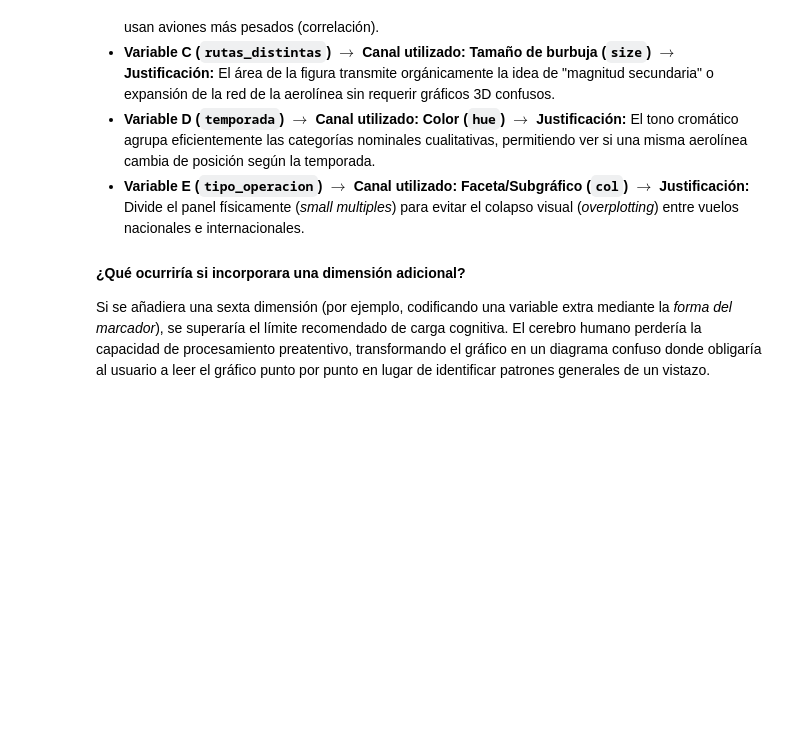
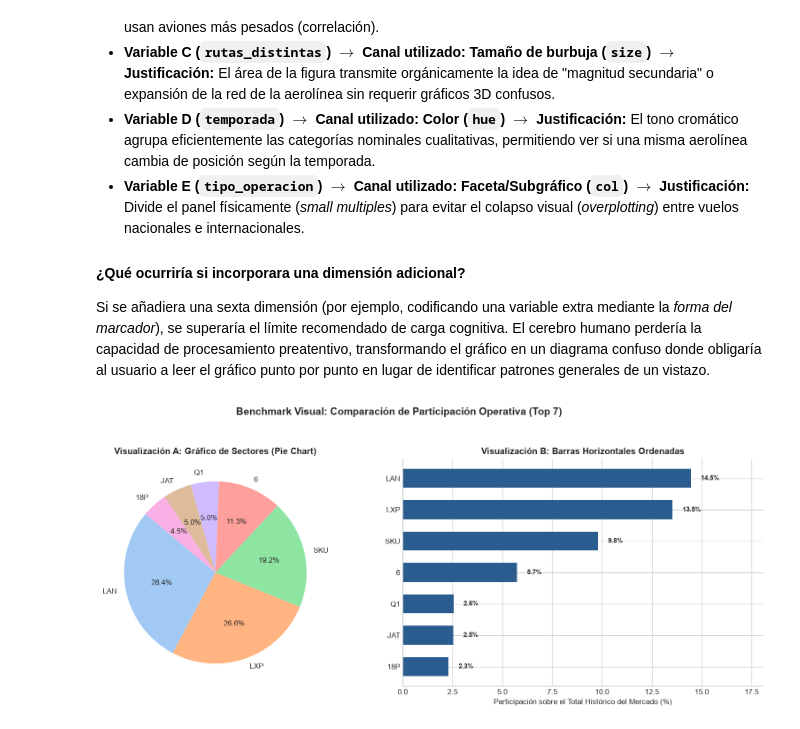
Before and after one commit to VicenteJss/visualizacion-transporte-liapiz-vicente, a Jupyter notebook: notebooks/evaluacion02.ipynb, the cells around one changed output. Cells and saved outputs as stored; diff of their text form; code cells hidden in the pictures; blank space fills up the shorter version.

```diff
--- a/notebooks/evaluacion02.ipynb
+++ b/notebooks/evaluacion02.ipynb
@@ -588,3 +588,38 @@ plt.show()
 
 #### ¿Qué ocurriría si incorporara una dimensión adicional?
 Si se añadiera una sexta dimensión (por ejemplo, codificando una variable extra mediante la *forma del marcador*), se superaría el límite recomendado de carga cognitiva. El cerebro humano perdería la capacidad de procesamiento preatentivo, transformando el gráfico en un diagrama confuso donde obligaría al usuario a leer el gráfico punto por punto en lugar de identificar patrones generales de un vistazo.
+# %%
+# --- PARTE XVI: BENCHMARK VISUAL ---
+# Pregunta analítica: ¿Cuál es la cuota de mercado del Top 7 de Aerolíneas operativas?
+top7 = agg_simple.head(7).copy()
+
+fig, axes = plt.subplots(1, 2, figsize=(14, 5.5), dpi=120)
+
+# Visualización A: Gráfico de Sectores (Pie Chart)
+axes[0].pie(
+    top7['total_vuelos'],
+    labels=top7['aerolinea_dgac'],
+    autopct='%1.1f%%',
+    startangle=140,
+    colors=sns.color_palette("pastel")
+)
+axes[0].set_title("Visualización A: Gráfico de Sectores (Pie Chart)", fontsize=12, fontweight='bold')
+
+# Visualización B: Gráfico de Barras Horizontales Ordenadas
+top7_ord = top7.sort_values(by='participacion_pct', ascending=True)
+axes[1].barh(top7_ord['aerolinea_dgac'], top7_ord['participacion_pct'], color='#2b5c8f', height=0.6)
+for i, val in enumerate(top7_ord['participacion_pct']):
+    axes[1].text(val + 0.5, i, f"{val:.1f}%", va='center', fontsize=9, fontweight='bold')
+
+axes[1].set_title("Visualización B: Barras Horizontales Ordenadas", fontsize=12, fontweight='bold')
+axes[1].set_xlabel("Participación sobre el Total Histórico del Mercado (%)")
+axes[1].set_xlim(0, top7_ord['participacion_pct'].max() * 1.25)
+axes[1].spines['top'].set_visible(False)
+axes[1].spines['right'].set_visible(False)
+
+fig.suptitle("Benchmark Visual: Comparación de Participación Operativa (Top 7)", fontsize=14, fontweight='bold', y=1.05)
+fig.tight_layout()
+fig.savefig(f"{FIGURES_DIR}06_benchmark_visual.png", dpi=300, bbox_inches='tight')
+plt.show()
+# %% [output]
+[figure, added]
```
Also changed, not shown: parts of 4 cells of this notebook, 1 other file.
